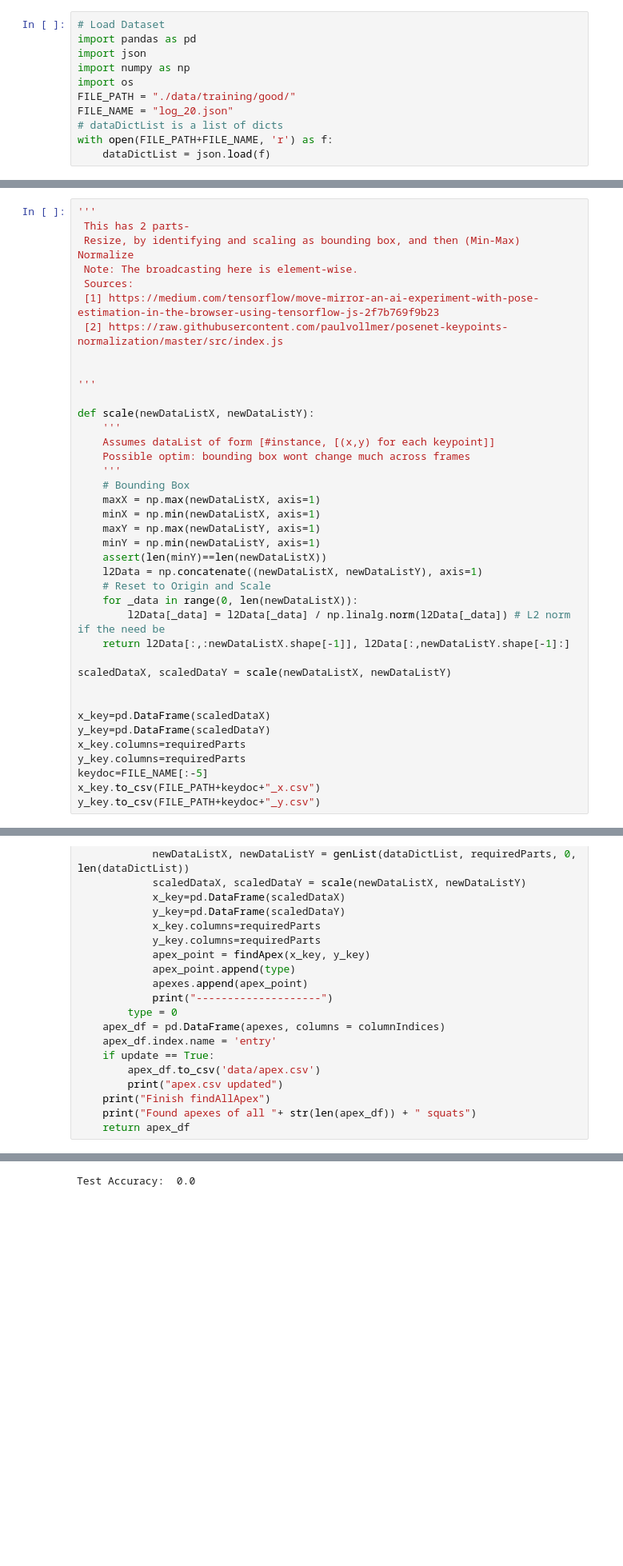
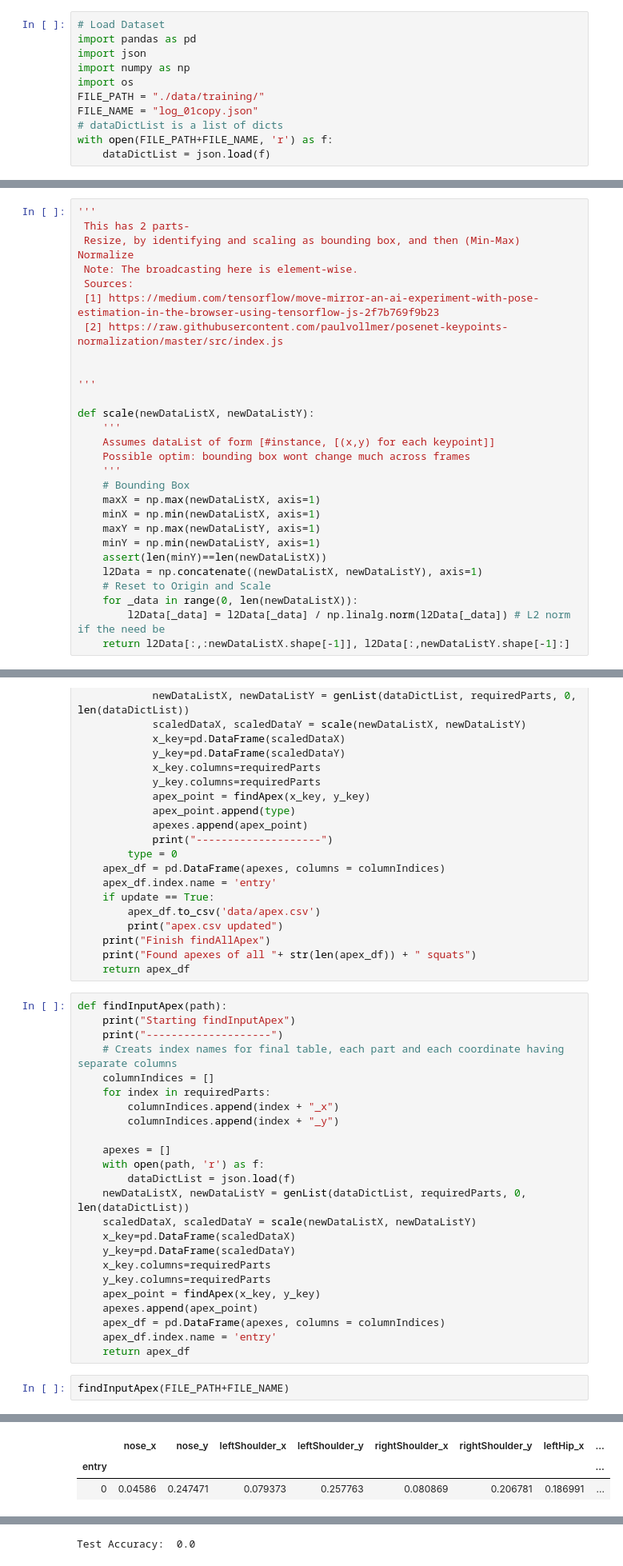
Before and after one commit to suhasbu/Squat_Assistant, a Jupyter notebook: dataProcessing.ipynb, the cells around one changed output, grey strips where cells are left out. Shown at 80% size. Cells and saved outputs as stored; diff of their text form; blank space fills up the shorter version.

Commit message:
Added dataProcessing and Classify to Integrate in pyside.py

```diff
--- a/dataProcessing.ipynb
+++ b/dataProcessing.ipynb
@@ -4,8 +4,8 @@ import pandas as pd
 import json
 import numpy as np
 import os
-FILE_PATH = "./data/training/good/"
-FILE_NAME = "log_20.json"
+FILE_PATH = "./data/training/"
+FILE_NAME = "log_01copy.json"
 # dataDictList is a list of dicts
 with open(FILE_PATH+FILE_NAME, 'r') as f:
     dataDictList = json.load(f)
@@ -187,17 +182,6 @@ def scale(newDataListX, newDataListY):
     for _data in range(0, len(newDataListX)):
         l2Data[_data] = l2Data[_data] / np.linalg.norm(l2Data[_data]) # L2 norm if the need be
     return l2Data[:,:newDataListX.shape[-1]], l2Data[:,newDataListY.shape[-1]:]
-
-scaledDataX, scaledDataY = scale(newDataListX, newDataListY)
-
-
-x_key=pd.DataFrame(scaledDataX)
-y_key=pd.DataFrame(scaledDataY)
-x_key.columns=requiredParts
-y_key.columns=requiredParts
-keydoc=FILE_NAME[:-5]
-x_key.to_csv(FILE_PATH+keydoc+"_x.csv")
-y_key.to_csv(FILE_PATH+keydoc+"_y.csv")
 # %% [markdown]
 ## Find Apex
 Finds the normalized apex for a json file
@@ -268,3 +252,30 @@ def findAllApex(training_path, update):
     print("Finish findAllApex")
     print("Found apexes of all "+ str(len(apex_df)) + " squats")
     return apex_df
+# %%
+def findInputApex(path):
+    print("Starting findInputApex")
+    print("--------------------")
+    # Creats index names for final table, each part and each coordinate having separate columns
+    columnIndices = []
+    for index in requiredParts:
+        columnIndices.append(index + "_x")
+        columnIndices.append(index + "_y")
+
+    apexes = []
+    with open(path, 'r') as f:
+        dataDictList = json.load(f)
+    newDataListX, newDataListY = genList(dataDictList, requiredParts, 0, len(dataDictList))
+    scaledDataX, scaledDataY = scale(newDataListX, newDataListY)
+    x_key=pd.DataFrame(scaledDataX)
+    y_key=pd.DataFrame(scaledDataY)
+    x_key.columns=requiredParts
+    y_key.columns=requiredParts
+    apex_point = findApex(x_key, y_key)
+    apexes.append(apex_point)
+    apex_df = pd.DataFrame(apexes, columns = columnIndices)
+    apex_df.index.name = 'entry'
+    return apex_df
+# %%
+findInputApex(FILE_PATH+FILE_NAME)
+# %% [output]
@@ -271,3 +286,6 @@ def findAllApex(training_path, update):
+|  | nose_x | nose_y | leftShoulder_x | leftShoulder_y | rightShoulder_x | rightShoulder_y | leftHip_x | ... |
+| entry |  |  |  |  |  |  |  | ... |
+| 0 | 0.04586 | 0.247471 | 0.079373 | 0.257763 | 0.080869 | 0.206781 | 0.186991 | ... |
 # %% [markdown]
 # Visualizations
 # %%
```
Also changed, not shown: parts of 4 cells of this notebook, 2 other files.
